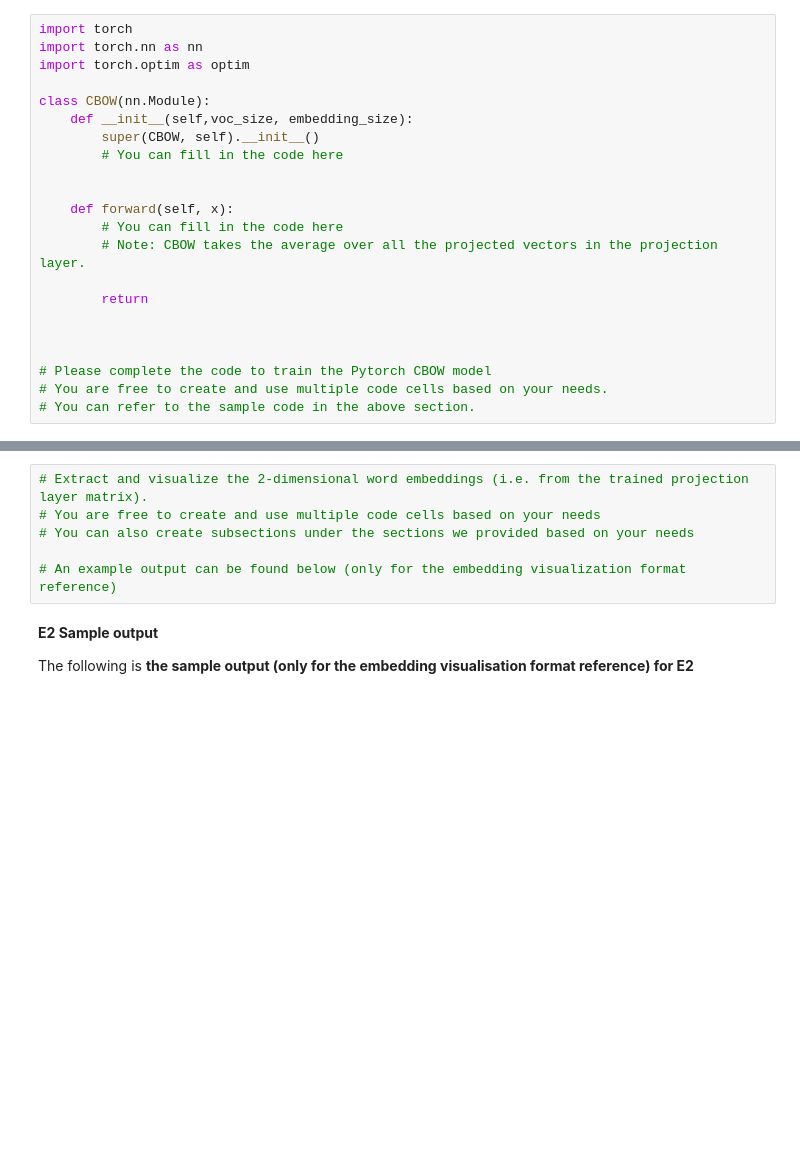
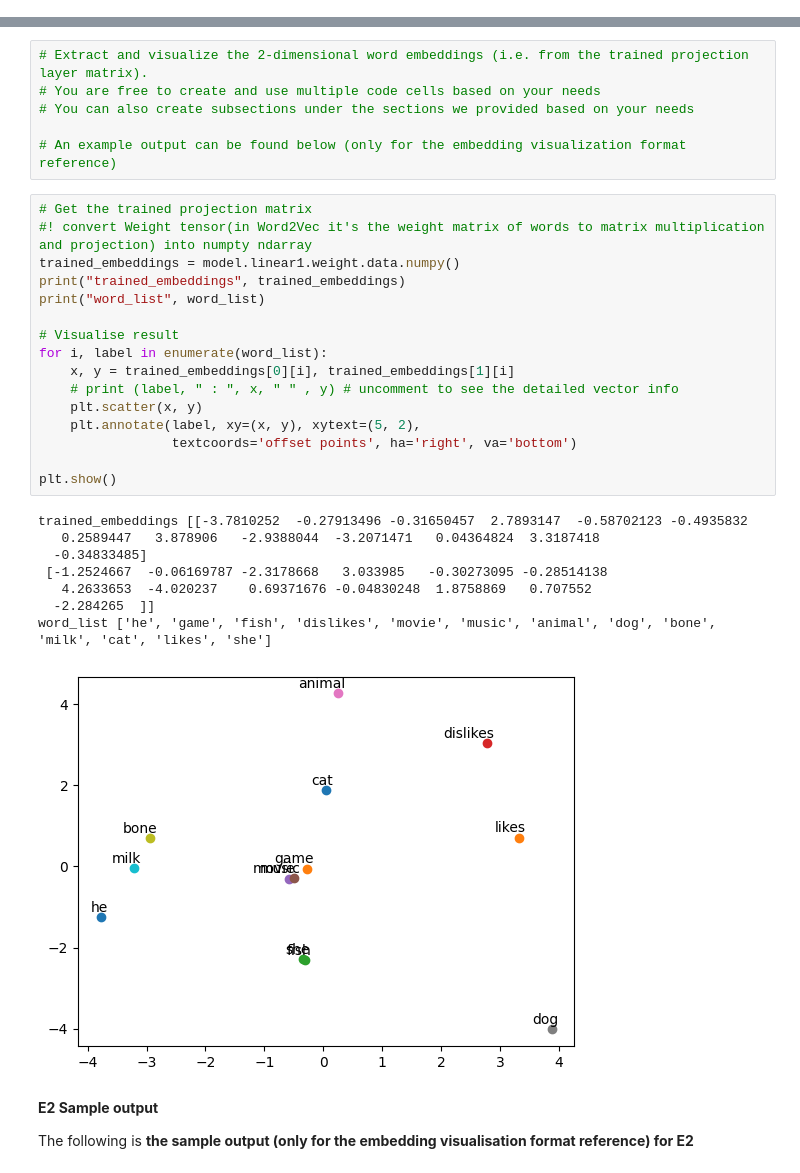
Before and after one commit to LDY681/CITS4012, a Jupyter notebook: CITS4012_Lab03.ipynb, the cells around one changed output, grey strips where cells are left out. Drawn from its saved outputs; the diff is of its cells as text; blank space fills up the shorter version.

```diff
--- a/CITS4012_Lab03.ipynb
+++ b/CITS4012_Lab03.ipynb
@@ -581,25 +631,3 @@ def prepare_batch(data_temp):
     return np.array(inputs), np.array(labels)
 # %% [markdown]
 ### Your Solution
-# %%
-import torch
-import torch.nn as nn
-import torch.optim as optim
-
-class CBOW(nn.Module):
-    def __init__(self,voc_size, embedding_size):
-        super(CBOW, self).__init__()
-        # You can fill in the code here
-
-
-    def forward(self, x):
-        # You can fill in the code here
-        # Note: CBOW takes the average over all the projected vectors in the projection layer.
-
-        return
-
-
-
-# Please complete the code to train the Pytorch CBOW model
-# You are free to create and use multiple code cells based on your needs.
-# You can refer to the sample code in the above section.
@@ -620,6 +737,31 @@ Based on the completion of E1, please visualize the derived word embedding for *
 # You can also create subsections under the sections we provided based on your needs
 
 # An example output can be found below (only for the embedding visualization format reference)
+# %%
+# Get the trained projection matrix
+#! convert Weight tensor(in Word2Vec it's the weight matrix of words to matrix multiplication and projection) into numpty ndarray
+trained_embeddings = model.linear1.weight.data.numpy()
+print("trained_embeddings", trained_embeddings)
+print("word_list", word_list)
+
+# Visualise result
+for i, label in enumerate(word_list):
+    x, y = trained_embeddings[0][i], trained_embeddings[1][i]
+    # print (label, " : ", x, " " , y) # uncomment to see the detailed vector info
+    plt.scatter(x, y)
+    plt.annotate(label, xy=(x, y), xytext=(5, 2),
+                 textcoords='offset points', ha='right', va='bottom')
+
+plt.show()
+# %% [output]
+trained_embeddings [[-3.7810252  -0.27913496 -0.31650457  2.7893147  -0.58702123 -0.4935832
+   0.2589447   3.878906   -2.9388044  -3.2071471   0.04364824  3.3187418
+  -0.34833485]
+ [-1.2524667  -0.06169787 -2.3178668   3.033985   -0.30273095 -0.28514138
+   4.2633653  -4.020237    0.69371676 -0.04830248  1.8758869   0.707552
+  -2.284265  ]]
+word_list ['he', 'game', 'fish', 'dislikes', 'movie', 'music', 'animal', 'dog', 'bone', 'milk', 'cat', 'likes', 'she']
+[figure, added]
 # %% [markdown]
 **E2 Sample output**
 
```
Also changed, not shown: parts of 12 cells of this notebook.
